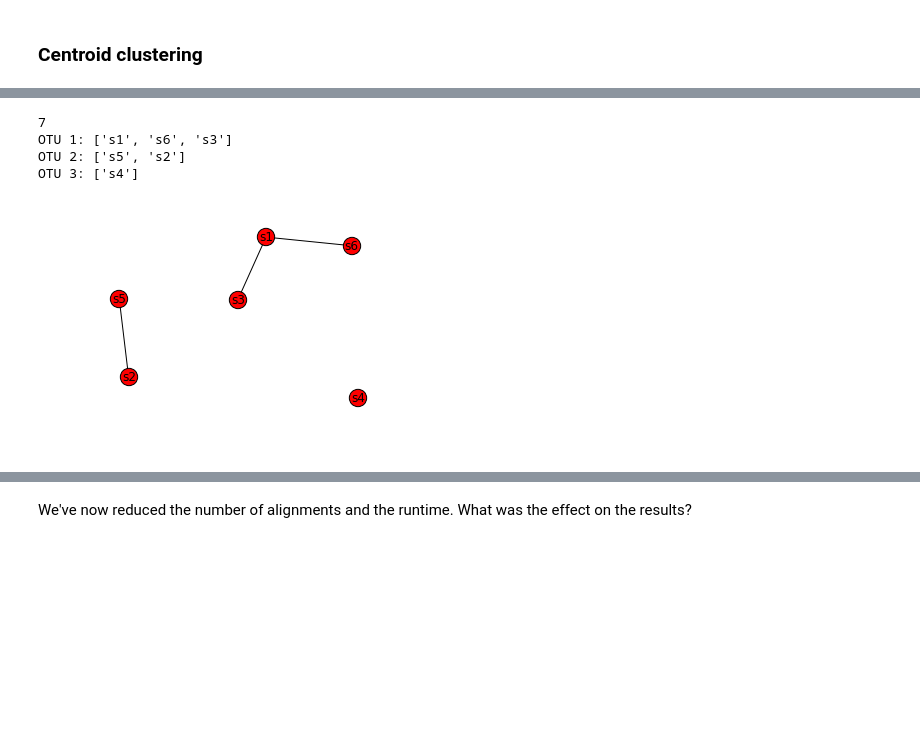
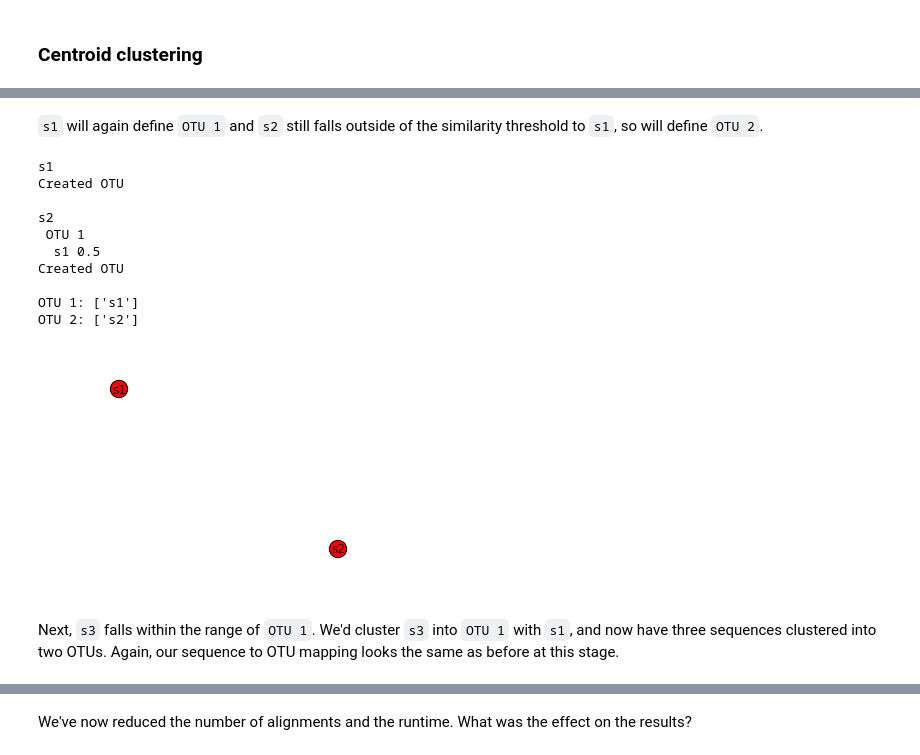
Before and after one commit to applied-bioinformatics/An-Introduction-To-Applied-Bioinformatics, a Jupyter notebook: fundamentals/sequence-mapping-and-clustering.ipynb, the cells around one changed output, grey strips where cells are left out. Drawn from its saved outputs; the diff is of its cells as text; code cells hidden in the pictures; blank space fills up the shorter version.

```diff
--- a/fundamentals/sequence-mapping-and-clustering.ipynb
+++ b/fundamentals/sequence-mapping-and-clustering.ipynb
@@ -217,34 +277,0 @@ OTU 4: ['s6']
-# %%
-from numpy import mean
-
-def furthest_neighbor(seq, cluster, similarity_threshold, aligner):
-    alignment_results = []
-    for node in cluster.nodes_iter():
-        aln = aligner(seq, node)
-        percent_similarity = aln[0].fraction_same(aln[1])
-        alignment_results.append((node, percent_similarity))
-        if percent_similarity < similarity_threshold:
-            return False, alignment_results
-    return True, alignment_results
-
-
-def cluster(seqs, similarity_threshold, cluster_fn, aligner=local_pairwise_align_ssw):
-    clusters = []
-    num_alignments = 0
-    for query_seq in seqs:
-        clustered = False
-        for cluster in clusters:
-            clustered, alignment_results = cluster_fn(
-                query_seq, cluster, similarity_threshold, aligner)
-            num_alignments += len(alignment_results)
-            if clustered:
-                break
-        if clustered:
-            for n, s in alignment_results:
-                cluster.add_edge(query_seq, n, percent_similarity=s)
-        else:
-            # create a new cluster containing only this node
-            new_cluster = nx.Graph(id="OTU %d" % (len(clusters) + 1))
-            new_cluster.add_node(query_seq)
-            clusters.append(new_cluster)
-    return clusters, num_alignments
@@ -470,19 +573,29 @@ Let's implment this:
 # %%
-def centroid_neighbor(seq, cluster, similarity_threshold, aligner):
+def centroid_neighbor(seq, cluster, similarity_threshold, aligner, verbose=False):
     alignment_results = []
-    centroid_node = cluster.nodes()[0]
+    centroid_node = cluster.graph['node-order'][0]
     aln = aligner(seq, centroid_node)
     percent_similarity = aln[0].fraction_same(aln[1])
+    if verbose: print(" ", centroid_node.id, percent_similarity)
     alignment_results.append((centroid_node, percent_similarity))
     return percent_similarity >= similarity_threshold, alignment_results
+# %% [markdown]
+``s1`` will again define ``OTU 1`` and ``s2`` still falls outside of the similarity threshold to ``s1``, so will define ``OTU 2``.
 # %%
-clusters, num_alignments = cluster(aln1, 0.70,
-                                   centroid_neighbor, aligner=global_pairwise_align_nucleotide)
-print(num_alignments)
+clusters, num_alignments = cluster([s1, s2], 0.70,
+                                   centroid_neighbor, aligner=global_pairwise_align_nucleotide, verbose=True)
 show_clusters(clusters, plot_labels=True)
 # %% [output]
-7
-OTU 1: ['s1', 's6', 's3']
-OTU 2: ['s5', 's2']
-OTU 3: ['s4']
+s1
+Created OTU
+
+s2
+ OTU 1
+  s1 0.5
+Created OTU
+
+OTU 1: ['s1']
+OTU 2: ['s2']
-[figure, old version]
+[figure, new version]
+# %% [markdown]
+Next, ``s3`` falls within the range of ``OTU 1``. We'd cluster ``s3`` into ``OTU 1`` with ``s1``, and now have three sequences clustered into two OTUs. Again, our sequence to OTU mapping looks the same as before at this stage.
```
Also changed, not shown: parts of 77 cells of this notebook.
